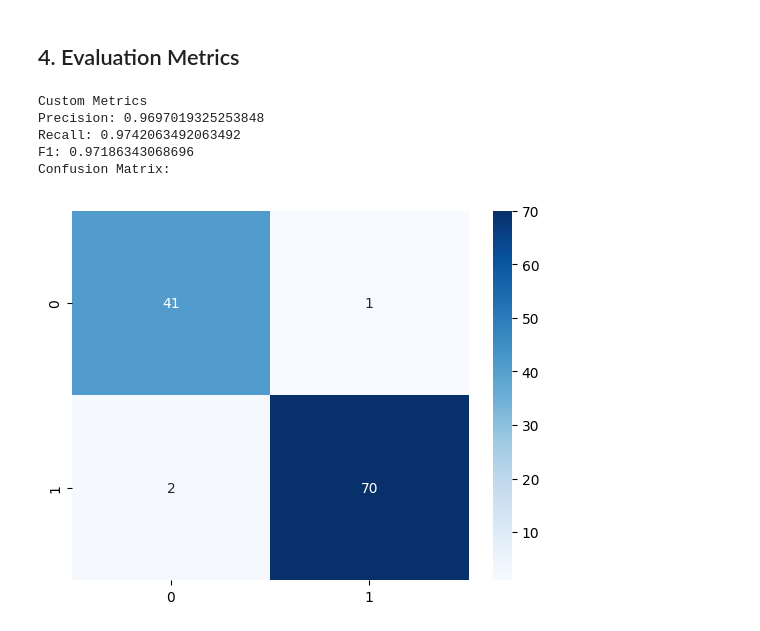
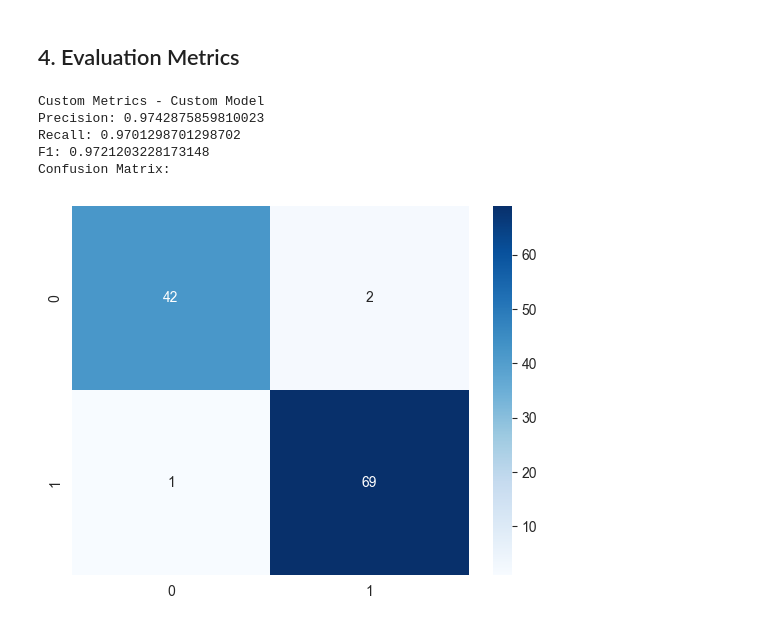
Before and after one commit to Mohamed-Mohamed-Ibrahim/NLP-lab-1, a Jupyter notebook: Logestic_Regression.ipynb, the cells around one changed output. Cells and saved outputs as stored; diff of their text form; code cells hidden in the pictures.

Commit message:
Initalizing by zeros -> huge effect

```diff
--- a/Logestic_Regression.ipynb
+++ b/Logestic_Regression.ipynb
@@ -54,7 +54,7 @@ class LogisticRegressionCustom:
         X = X.astype(np.float32)
         y = y.astype(np.float32)
         n_samples, n_features = X.shape
-        self.weights = np.random.randn(n_features)
+        self.weights = np.zeros(n_features)
         self.bias = 0
         prev_loss = 0
         early_stopping_counter = 0
@@ -83,7 +83,7 @@ class LogisticRegressionCustom:
         predictions = self.sigmoid(X.dot(self.weights) + self.bias)
         return np.where(predictions > self.threshold, 1, 0)
 # %%
-clf = LogisticRegressionCustom(epochs=1000)
+clf = LogisticRegressionCustom(epochs=1000, reg_lambda=0, patience=5)
 ok = LogisticRegression()
 clf.fit(X_train, y_train)
 ok.fit(X_train, y_train)
@@ -113,17 +113,17 @@ def confusion_matrix_custom(predicts, labels):
 
     return confusion_matrix, np.mean(precision_vector), np.mean(recall_vector), np.mean(f1_vector)
 # %%
-cm_custom, p_custom, r_custom, f1_custom = confusion_matrix_custom(ok.predict(X_test), y_test)
-print("Custom Metrics")
+cm_custom, p_custom, r_custom, f1_custom = confusion_matrix_custom(clf.predict(X_test), y_test)
+print("Custom Metrics - Custom Model")
 sns.heatmap(cm_custom, annot=True, cmap='Blues')
 print("Precision:", p_custom)
 print("Recall:", r_custom)
 print("F1:", f1_custom)
 print("Confusion Matrix:")
 # %% [output]
-Custom Metrics
-Precision: 0.9697019325253848
-Recall: 0.9742063492063492
-F1: 0.97186343068696
+Custom Metrics - Custom Model
+Precision: 0.9742875859810023
+Recall: 0.9701298701298702
+F1: 0.9721203228173148
 Confusion Matrix:
-[figure, old version]
+[figure, new version]
```
Also changed, not shown: parts of 3 cells of this notebook.
